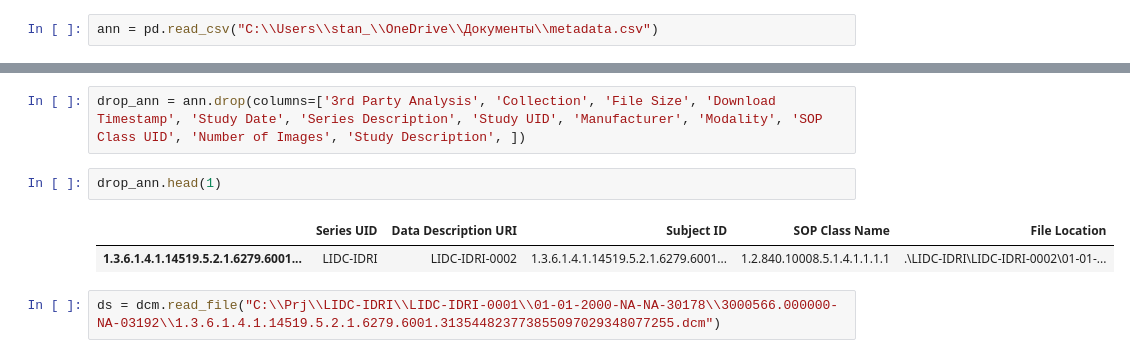
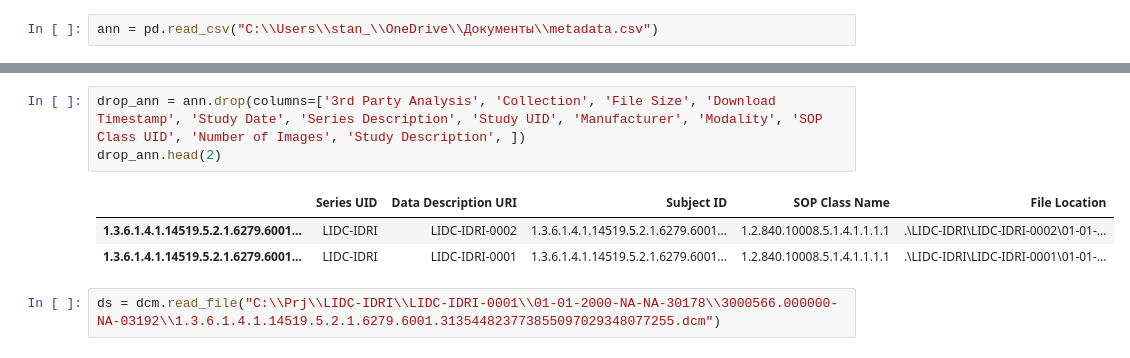
Before and after one commit to nexza78/diploma_work, a Jupyter notebook: lidc_idri_preproc/csv_work_lidc_idri.ipynb, the cells around one changed output, grey strips where cells are left out. Saved outputs shown, nothing was run; the diff lists cells and outputs as text.

```diff
--- a/lidc_idri_preproc/csv_work_lidc_idri.ipynb
+++ b/lidc_idri_preproc/csv_work_lidc_idri.ipynb
@@ -30,11 +33,11 @@ ann.head(1)
 | 1.3.6.1.4.1.14519.5.2.1.6279.6001... | LIDC-IDRI | NaN | https://doi.org/10.7937/K9/TCIA.2... | LIDC-IDRI-0002 | 1.3.6.1.4.1.14519.5.2.1.6279.6001... | NaN | ... |
 # %%
 drop_ann = ann.drop(columns=['3rd Party Analysis', 'Collection', 'File Size', 'Download Timestamp', 'Study Date', 'Series Description', 'Study UID', 'Manufacturer', 'Modality', 'SOP Class UID', 'Number of Images', 'Study Description', ])
+drop_ann.head(2)
+# %% [output]
+|  | Series UID | Data Description URI | Subject ID | SOP Class Name | File Location |
+| 1.3.6.1.4.1.14519.5.2.1.6279.6001... | LIDC-IDRI | LIDC-IDRI-0002 | 1.3.6.1.4.1.14519.5.2.1.6279.6001... | 1.2.840.10008.5.1.4.1.1.1.1 | .\LIDC-IDRI\LIDC-IDRI-0002\01-01-... |
+| 1.3.6.1.4.1.14519.5.2.1.6279.6001... | LIDC-IDRI | LIDC-IDRI-0001 | 1.3.6.1.4.1.14519.5.2.1.6279.6001... | 1.2.840.10008.5.1.4.1.1.1.1 | .\LIDC-IDRI\LIDC-IDRI-0001\01-01-... |
-# %%
-drop_ann.head(1)
-# %% [output]
-|  | Series UID | Data Description URI | Subject ID | SOP Class Name | File Location |
-| 1.3.6.1.4.1.14519.5.2.1.6279.6001... | LIDC-IDRI | LIDC-IDRI-0002 | 1.3.6.1.4.1.14519.5.2.1.6279.6001... | 1.2.840.10008.5.1.4.1.1.1.1 | .\LIDC-IDRI\LIDC-IDRI-0002\01-01-... |
 # %%
 ds = dcm.read_file("C:\\Prj\\LIDC-IDRI\\LIDC-IDRI-0001\\01-01-2000-NA-NA-30178\\3000566.000000-NA-03192\\1.3.6.1.4.1.14519.5.2.1.6279.6001.313544823773855097029348077255.dcm")
 # %%
```
Also changed, not shown: parts of 50 cells of this notebook, 6 other files.
